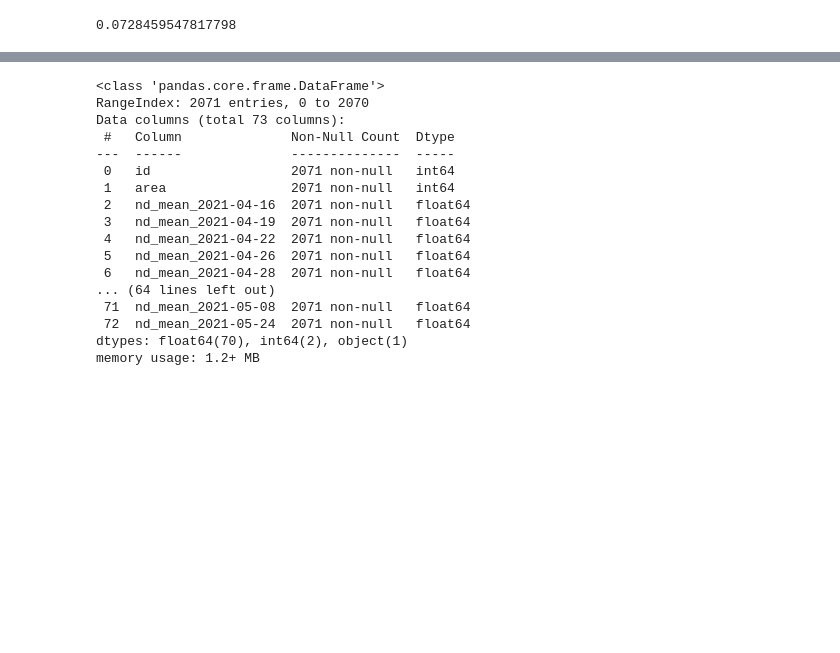
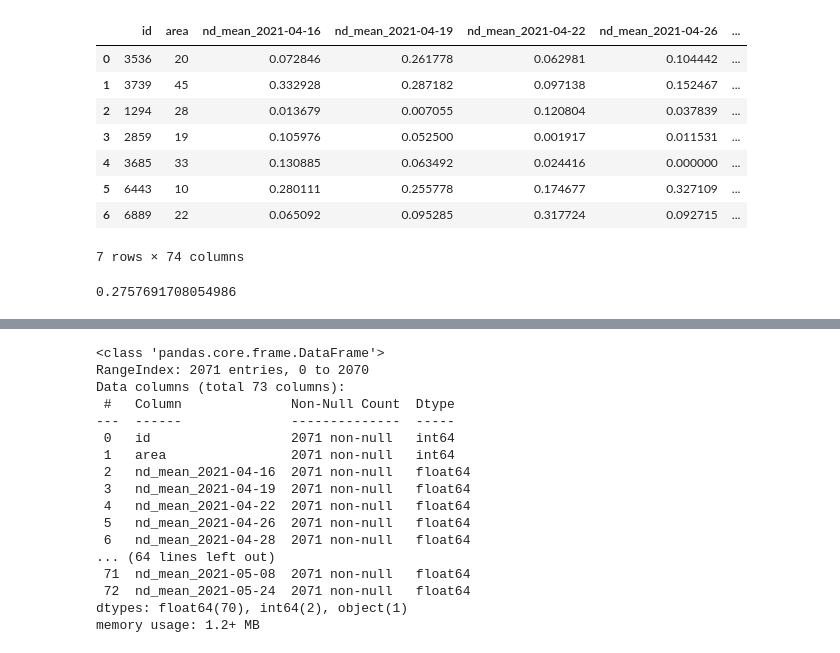
Before and after one commit to DmitriyKalashnikov1/PlantRecognizer, a Jupyter notebook: PlantRecognizerNotebook.ipynb, the cells around one changed output, grey strips where cells are left out. Drawn from its saved outputs; the diff is of its cells as text; code cells hidden in the pictures; blank space fills up the shorter version.

```diff
--- a/PlantRecognizerNotebook.ipynb
+++ b/PlantRecognizerNotebook.ipynb
@@ -9,10 +9,20 @@ from sklearn.ensemble import RandomForestClassifier
 # %%
 train_df = pd.read_csv("./train_dataset_train.csv")
 # %%
-part = train_df.head(7)
-part.to_csv('./Lere.csv')
+train_df.head(7)
+# %% [output]
+|  | id | area | nd_mean_2021-04-16 | nd_mean_2021-04-19 | nd_mean_2021-04-22 | nd_mean_2021-04-26 | ... |
+| 0 | 3536 | 20 | 0.072846 | 0.261778 | 0.062981 | 0.104442 | ... |
+| 1 | 3739 | 45 | 0.332928 | 0.287182 | 0.097138 | 0.152467 | ... |
+| 2 | 1294 | 28 | 0.013679 | 0.007055 | 0.120804 | 0.037839 | ... |
+| 3 | 2859 | 19 | 0.105976 | 0.052500 | 0.001917 | 0.011531 | ... |
+| 4 | 3685 | 33 | 0.130885 | 0.063492 | 0.024416 | 0.000000 | ... |
+| 5 | 6443 | 10 | 0.280111 | 0.255778 | 0.174677 | 0.327109 | ... |
+| 6 | 6889 | 22 | 0.065092 | 0.095285 | 0.317724 | 0.092715 | ... |
+7 rows × 74 columns
 # %%
-train_df["nd_mean_2021-04-16"][0]
+#train_df.loc[:, ("nd_mean_2021-04-16", 0)] = 1
+train_df["nd_mean_2021-04-16"][18]
 # %% [output]
-0.0728459547817798
+0.2757691708054986
 # %%
```
Also changed, not shown: parts of 6 cells of this notebook, 2 other files.
